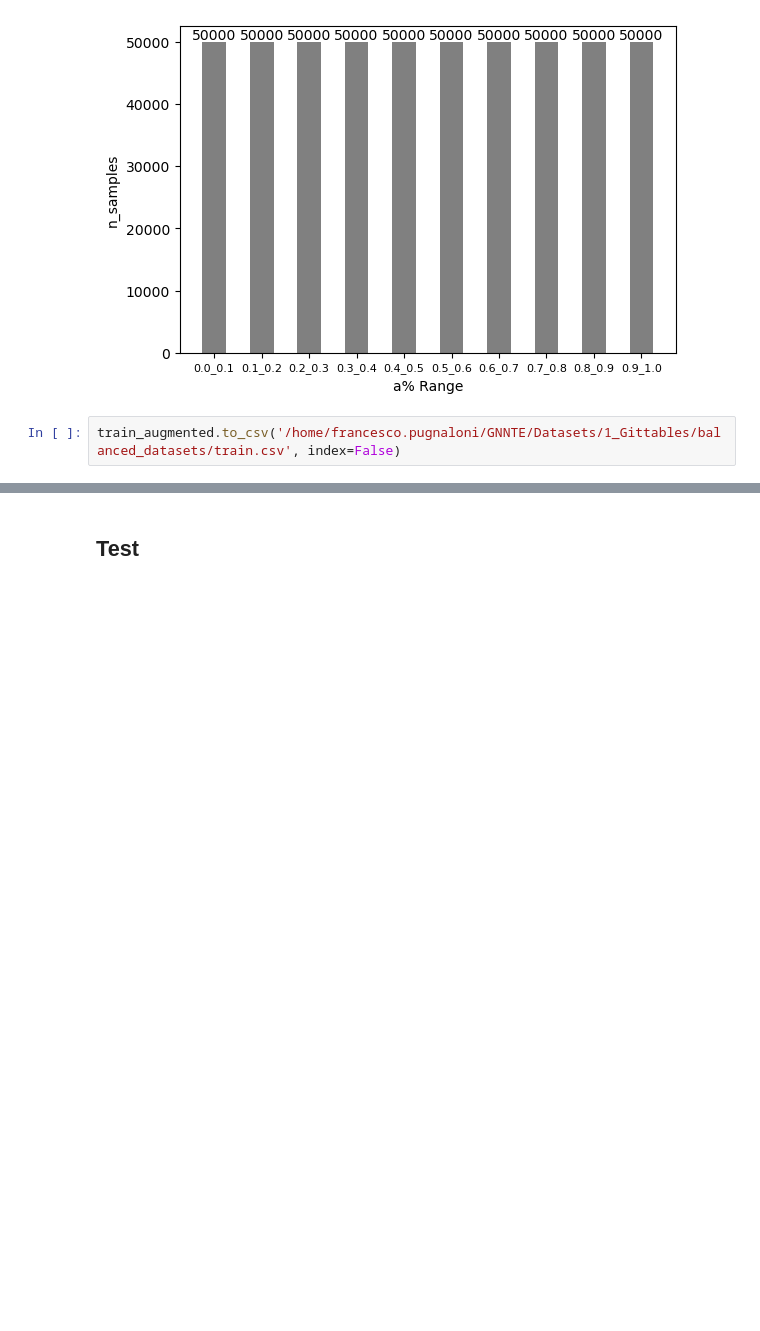
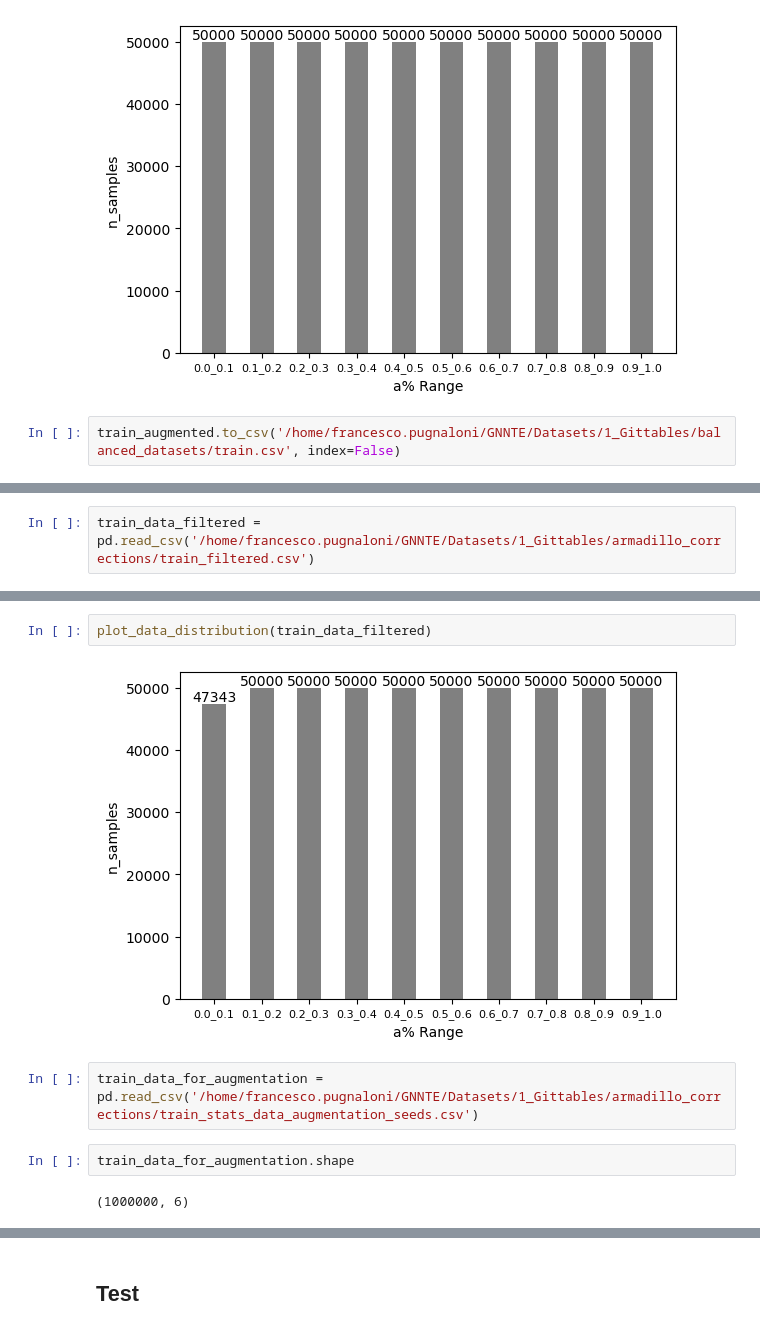
Before and after one commit to frapugna/GNNTE, a Jupyter notebook: _data_rebalancing_operations.ipynb, the cells around one changed output, grey strips where cells are left out. Drawn from its saved outputs; the diff is of its cells as text; blank space fills up the shorter version.

```diff
--- a/_data_rebalancing_operations.ipynb
+++ b/_data_rebalancing_operations.ipynb
@@ -311,0 +375,2 @@ train_augmented.to_csv('/home/francesco.pugnaloni/GNNTE/Datasets/1_Gittables/bal
+# %%
+train_data_filtered = pd.read_csv('/home/francesco.pugnaloni/GNNTE/Datasets/1_Gittables/armadillo_corrections/train_filtered.csv')
@@ -311,0 +393,10 @@ train_augmented.to_csv('/home/francesco.pugnaloni/GNNTE/Datasets/1_Gittables/bal
+# %%
+plot_data_distribution(train_data_filtered)
+# %% [output]
+[figure, added]
+# %%
+train_data_for_augmentation = pd.read_csv('/home/francesco.pugnaloni/GNNTE/Datasets/1_Gittables/armadillo_corrections/train_stats_data_augmentation_seeds.csv')
+# %%
+train_data_for_augmentation.shape
+# %% [output]
+(1000000, 6)
```
Also changed, not shown: parts of 160 cells of this notebook, 12 other files.
